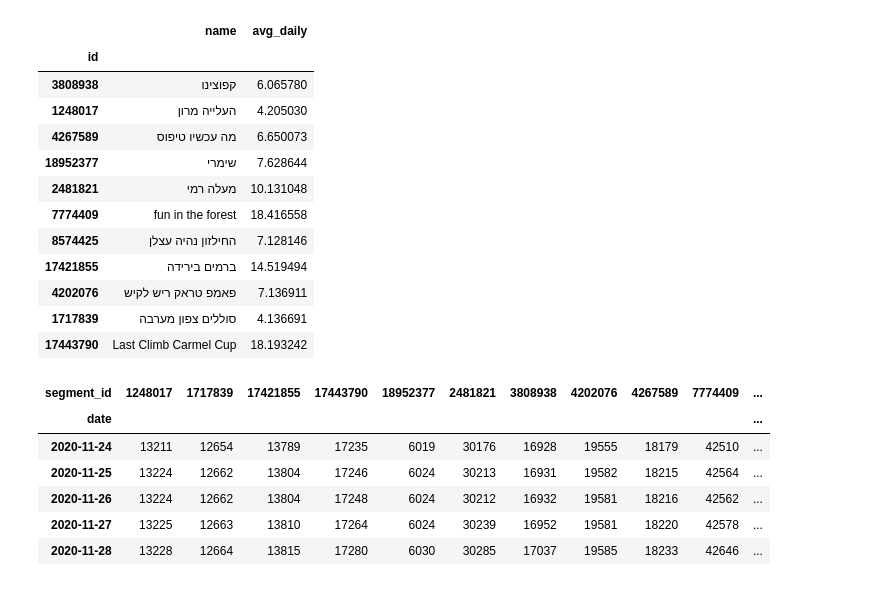
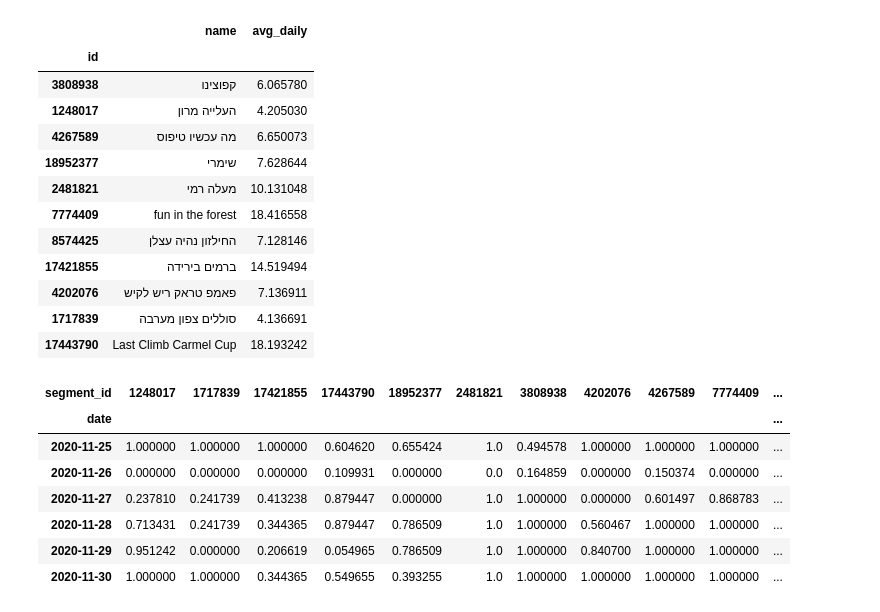
Before and after one commit to dpelleg/notebooks, a Jupyter notebook: mudguard/stats_nb.ipynb, the cells around one changed output. Drawn from its saved outputs; the diff is of its cells as text; code cells hidden in the pictures.

```diff
--- a/mudguard/stats_nb.ipynb
+++ b/mudguard/stats_nb.ipynb
@@ -62,12 +66,4 @@ md[['name', 'avg_daily']]
 # %%
 # Tabulate ridelog data with date as index
 rl2 = pd.pivot_table(rl_, index='date', values='effort_count', columns='segment_id')
-rl2
+rl2.set_index(pd.DatetimeIndex(rl2.index.values), inplace=True)
-# %% [output]
-| segment_id | 1248017 | 1717839 | 17421855 | 17443790 | 18952377 | 2481821 | 3808938 | 4202076 | 4267589 | 7774409 | ... |
-| date |  |  |  |  |  |  |  |  |  |  | ... |
-| 2020-11-24 | 13211 | 12654 | 13789 | 17235 | 6019 | 30176 | 16928 | 19555 | 18179 | 42510 | ... |
-| 2020-11-25 | 13224 | 12662 | 13804 | 17246 | 6024 | 30213 | 16931 | 19582 | 18215 | 42564 | ... |
-| 2020-11-26 | 13224 | 12662 | 13804 | 17248 | 6024 | 30212 | 16932 | 19581 | 18216 | 42562 | ... |
-| 2020-11-27 | 13225 | 12663 | 13810 | 17264 | 6024 | 30239 | 16952 | 19581 | 18220 | 42578 | ... |
-| 2020-11-28 | 13228 | 12664 | 13815 | 17280 | 6030 | 30285 | 17037 | 19585 | 18233 | 42646 | ... |
@@ -73,0 +73,28 @@ rl2
+# %%
+# add the daily average in each segment
+
+# first, convert the table to long format
+all_segs = daily.columns
+d2 = daily.reset_index()
+d3 = d2.melt(id_vars = 'index', value_vars=all_segs)
+d4 = d3.rename(columns = {'index' : 'date'})
+
+# tack on the daily averages
+d5 = d4.merge(md['avg_daily'], how='inner', left_on='segment_id', right_on='id')
+# compute usage relative to the daily average
+d5['relative_usage'] = d5['value'] / d5['avg_daily']
+d6 = d5[['date', 'segment_id', 'relative_usage']]
+
+# re-tabulate
+d7 = pd.pivot_table(d6, index='date', values='relative_usage', columns='segment_id')
+d8 = d7.clip(lower=0, upper=1)
+d8
+# %% [output]
+| segment_id | 1248017 | 1717839 | 17421855 | 17443790 | 18952377 | 2481821 | 3808938 | 4202076 | 4267589 | 7774409 | ... |
+| date |  |  |  |  |  |  |  |  |  |  | ... |
+| 2020-11-25 | 1.000000 | 1.000000 | 1.000000 | 0.604620 | 0.655424 | 1.0 | 0.494578 | 1.000000 | 1.000000 | 1.000000 | ... |
+| 2020-11-26 | 0.000000 | 0.000000 | 0.000000 | 0.109931 | 0.000000 | 0.0 | 0.164859 | 0.000000 | 0.150374 | 0.000000 | ... |
+| 2020-11-27 | 0.237810 | 0.241739 | 0.413238 | 0.879447 | 0.000000 | 1.0 | 1.000000 | 0.000000 | 0.601497 | 0.868783 | ... |
+| 2020-11-28 | 0.713431 | 0.241739 | 0.344365 | 0.879447 | 0.786509 | 1.0 | 1.000000 | 0.560467 | 1.000000 | 1.000000 | ... |
+| 2020-11-29 | 0.951242 | 0.000000 | 0.206619 | 0.054965 | 0.786509 | 1.0 | 1.000000 | 0.840700 | 1.000000 | 1.000000 | ... |
+| 2020-11-30 | 1.000000 | 1.000000 | 0.344365 | 0.549655 | 0.393255 | 1.0 | 1.000000 | 1.000000 | 1.000000 | 1.000000 | ... |
```
Also changed, not shown: parts of 4 cells of this notebook, 1 other file.
